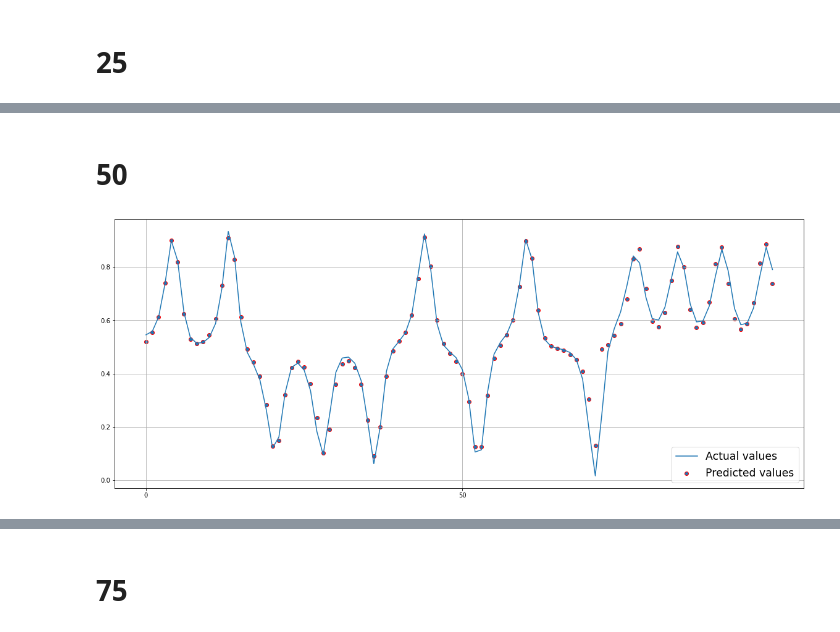
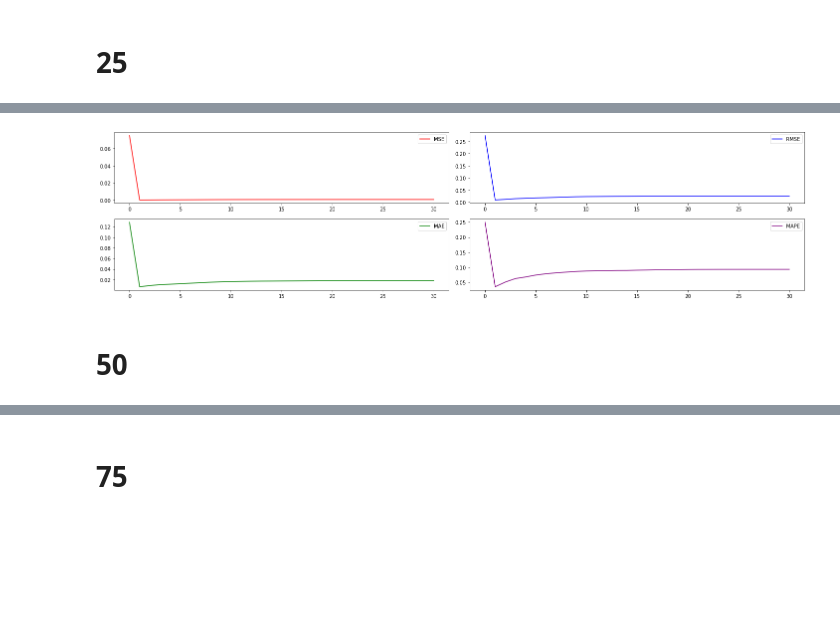
Before and after one commit to asahium/pogrom, a Jupyter notebook: final (2).ipynb, the cells around one changed output, grey strips where cells are left out. Saved outputs shown, nothing was run; the diff lists cells and outputs as text; code cells hidden in the pictures; blank space fills up the shorter version.

```diff
--- a/final (2).ipynb
+++ b/final (2).ipynb
@@ -606,10 +635,8 @@ visualisation_points(res_mse_25)
+# %%
+visualisation_metrics(res_mse_25, res_rmse_25, res_mae_25, res_mape_25)
+# %% [output]
+[figure, added]
 # %% [markdown]
 # 50
 # %%
-%time
-
-res_50, all_list_50, res_mse_50 = main_predict(xs_test_50, xs_test_real)
-
-visualisation(all_list_50[-1], xs_test_real)
+res_50, all_list_50, res_mse_50, res_rmse_50, res_mae_50, res_mape_50 = main_predict(xs_test_50, xs_test_real)
-# %% [output]
-[figure, removed]
```
Also changed, not shown: parts of 49 cells of this notebook.
